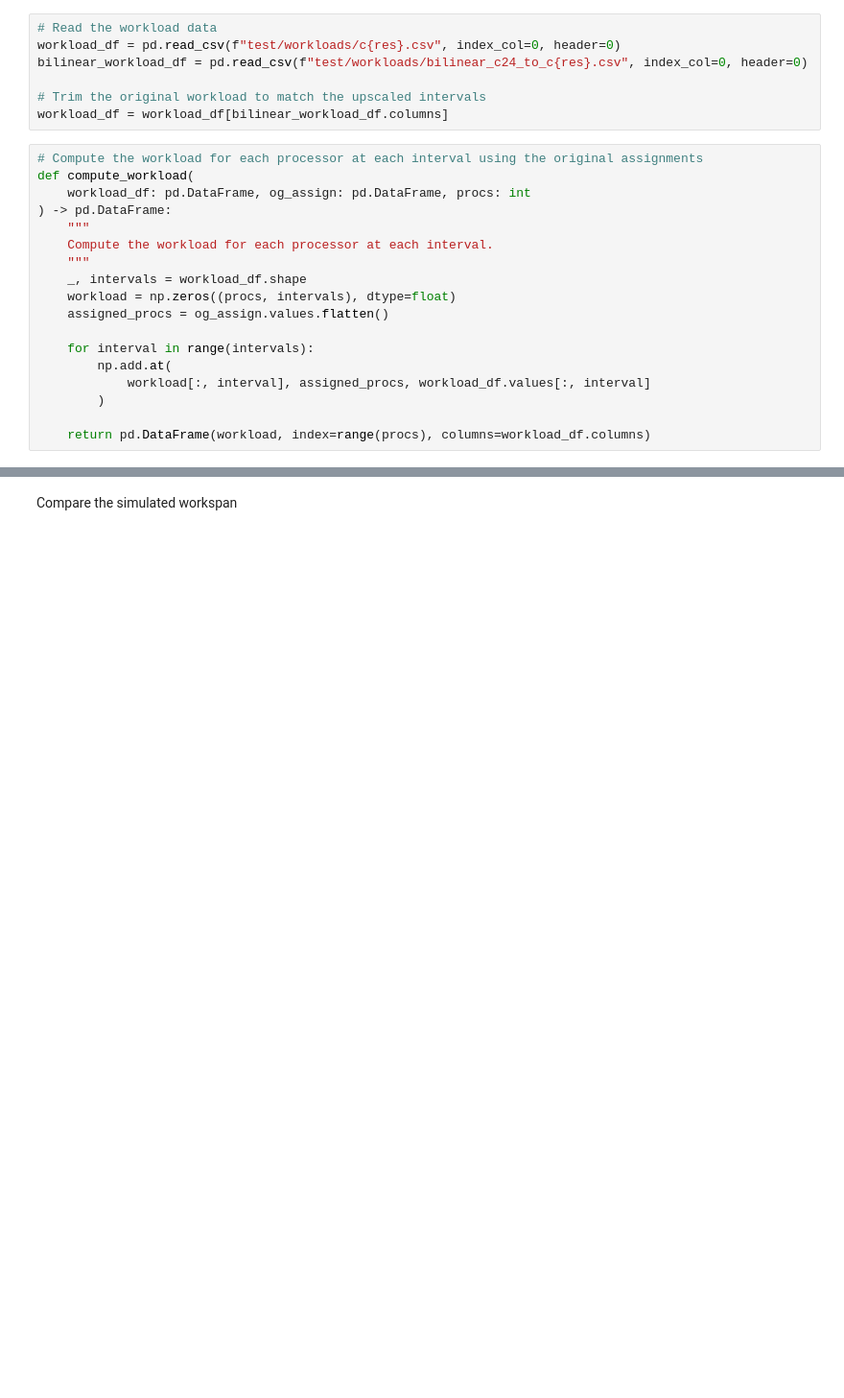
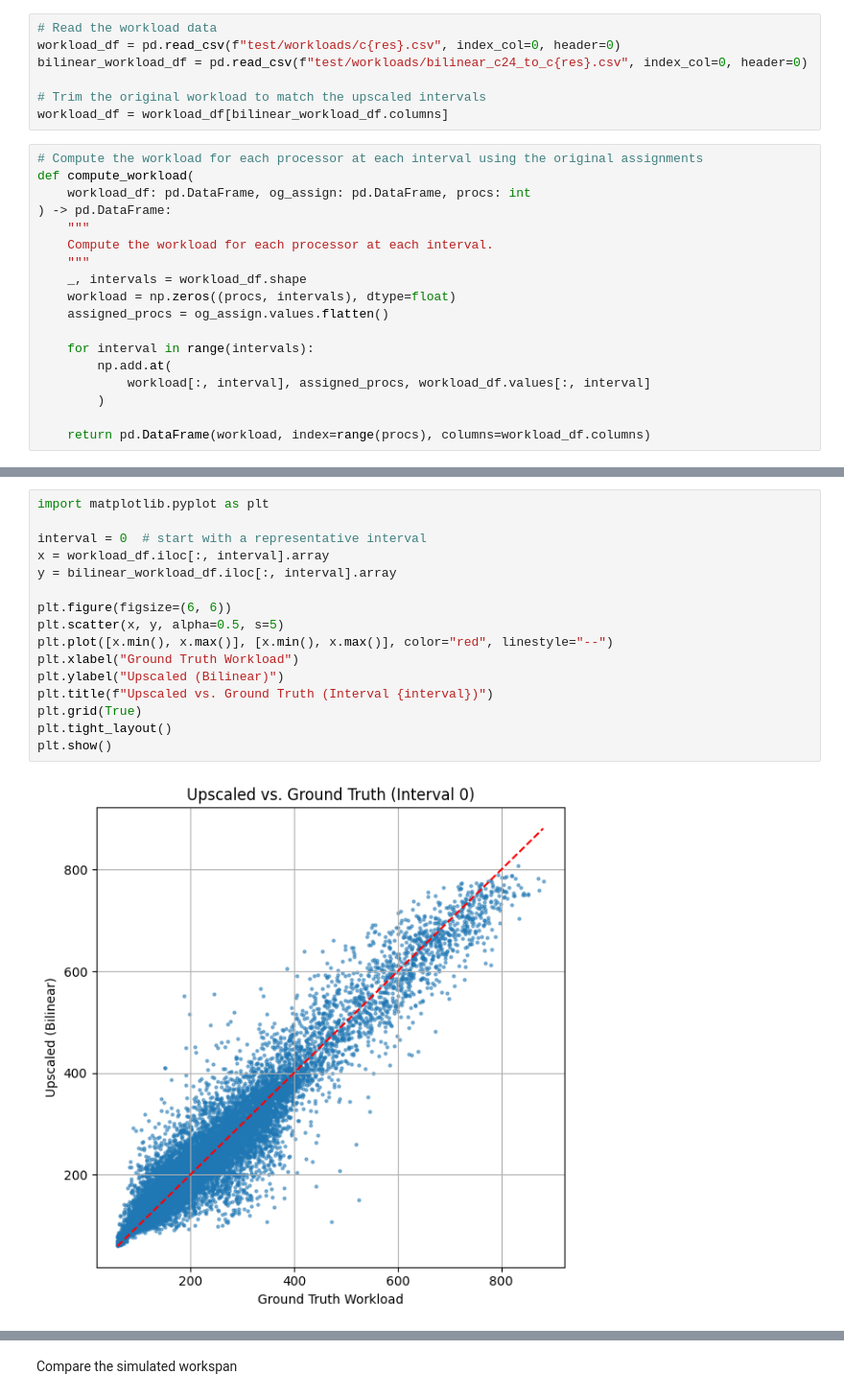
Before and after one commit to Jordan-Sun/simulated-chem, a Jupyter notebook: compare.ipynb, the cells around one changed output, grey strips where cells are left out. Shown: that part at 96% size. Cells and saved outputs as stored; diff of their text form; blank space fills up the shorter version.

```diff
--- a/compare.ipynb
+++ b/compare.ipynb
@@ -385,0 +505,18 @@ print(abs_ratio_dev_workload_summary)
+# %%
+import matplotlib.pyplot as plt
+
+interval = 0  # start with a representative interval
+x = workload_df.iloc[:, interval].array
+y = bilinear_workload_df.iloc[:, interval].array
+
+plt.figure(figsize=(6, 6))
+plt.scatter(x, y, alpha=0.5, s=5)
+plt.plot([x.min(), x.max()], [x.min(), x.max()], color="red", linestyle="--")
+plt.xlabel("Ground Truth Workload")
+plt.ylabel("Upscaled (Bilinear)")
+plt.title(f"Upscaled vs. Ground Truth (Interval {interval})")
+plt.grid(True)
+plt.tight_layout()
+plt.show()
+# %% [output]
+[figure, added]
```
Also changed, not shown: parts of 15 cells of this notebook.
